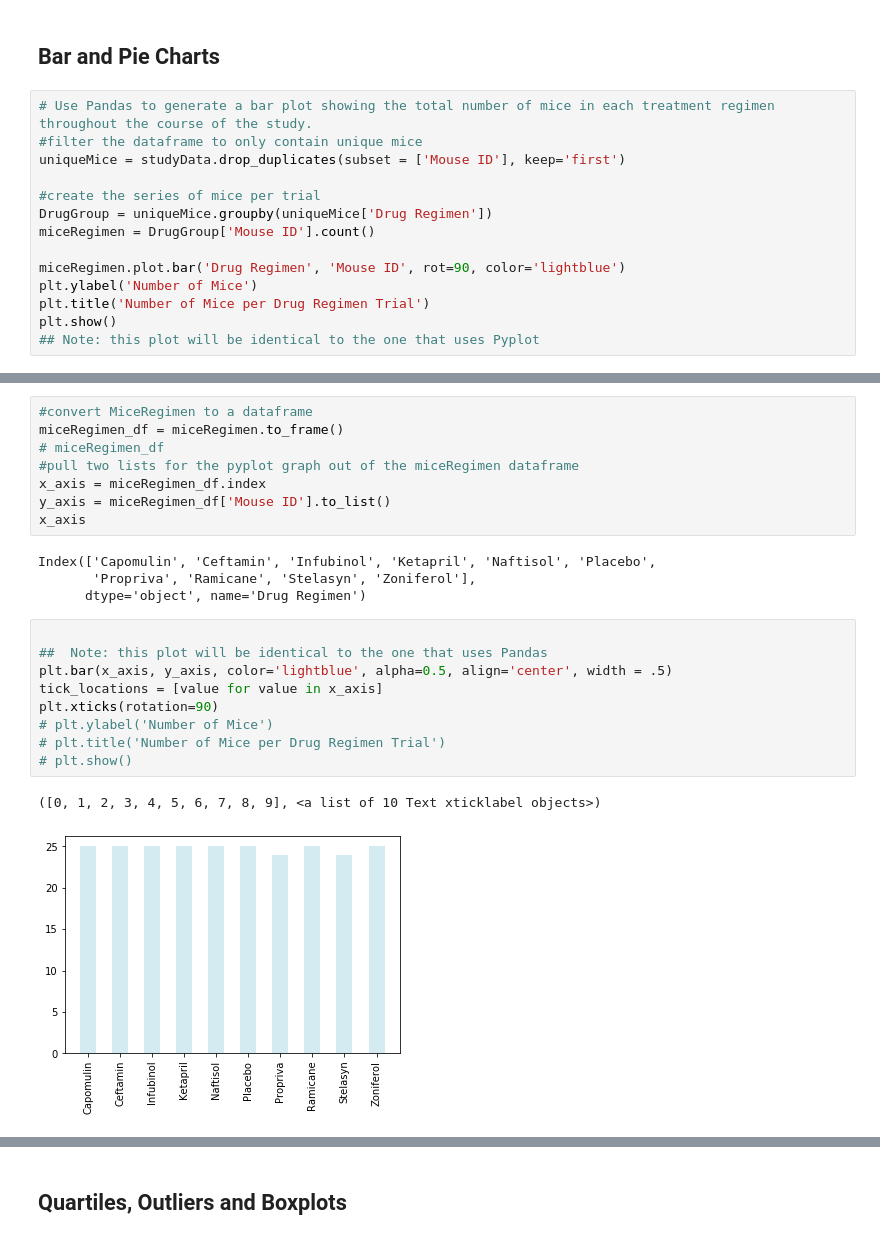
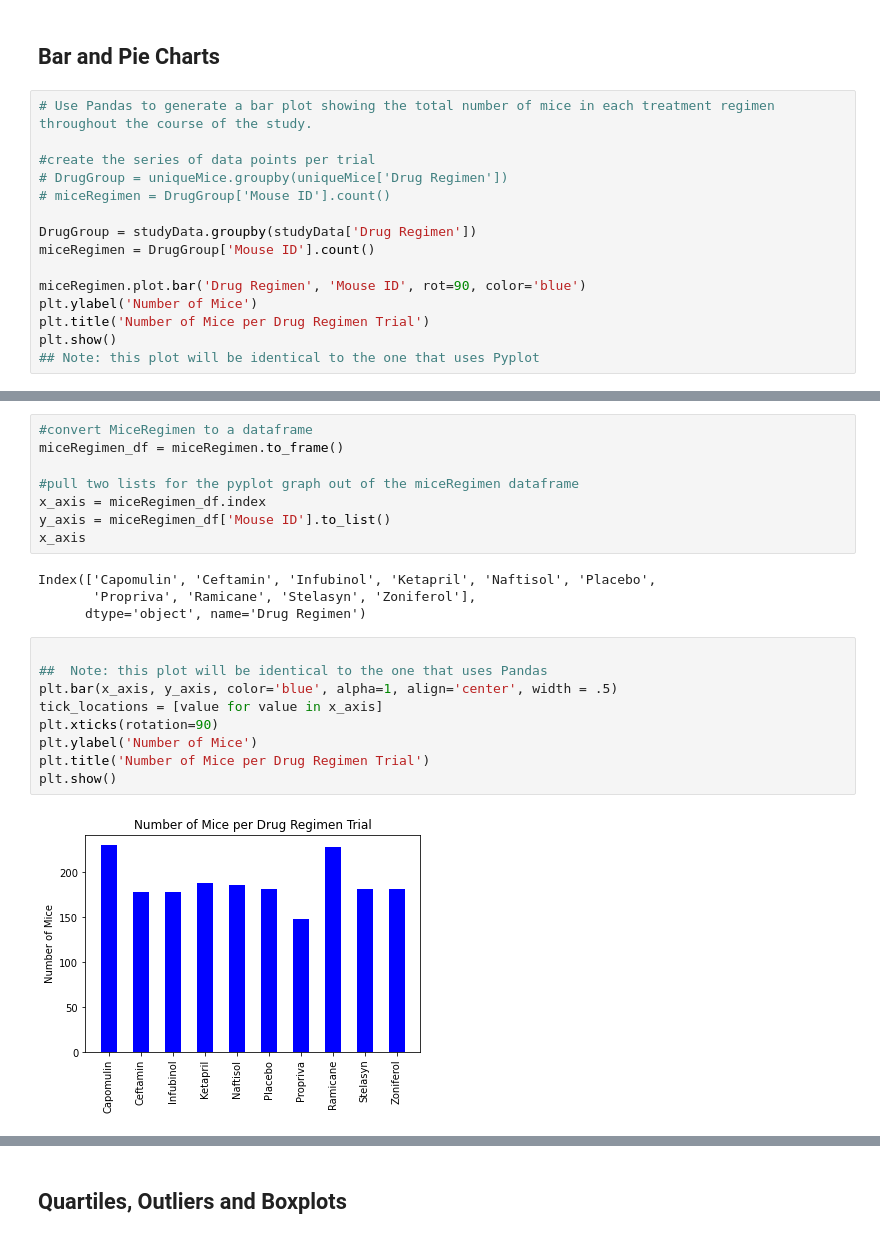
Before and after one commit to mpagerit/matplotlib_challenge, a Jupyter notebook: pymaceuticals_starter.ipynb, the cells around one changed output, grey strips where cells are left out. Cells and saved outputs as stored; diff of their text form.

```diff
--- a/pymaceuticals_starter.ipynb
+++ b/pymaceuticals_starter.ipynb
@@ -148,14 +139,15 @@ summary2
 ## Bar and Pie Charts
 # %%
 # Use Pandas to generate a bar plot showing the total number of mice in each treatment regimen throughout the course of the study.
-#filter the dataframe to only contain unique mice
-uniqueMice = studyData.drop_duplicates(subset = ['Mouse ID'], keep='first')
 
-#create the series of mice per trial
-DrugGroup = uniqueMice.groupby(uniqueMice['Drug Regimen'])
+#create the series of data points per trial
+# DrugGroup = uniqueMice.groupby(uniqueMice['Drug Regimen'])
+# miceRegimen = DrugGroup['Mouse ID'].count()
+
+DrugGroup = studyData.groupby(studyData['Drug Regimen'])
 miceRegimen = DrugGroup['Mouse ID'].count()
 
-miceRegimen.plot.bar('Drug Regimen', 'Mouse ID', rot=90, color='lightblue')
+miceRegimen.plot.bar('Drug Regimen', 'Mouse ID', rot=90, color='blue')
 plt.ylabel('Number of Mice')
 plt.title('Number of Mice per Drug Regimen Trial')
 plt.show()
@@ -165,7 +157,7 @@ plt.show()
 # %%
 #convert MiceRegimen to a dataframe
 miceRegimen_df = miceRegimen.to_frame()
-# miceRegimen_df
+
 #pull two lists for the pyplot graph out of the miceRegimen dataframe
 x_axis = miceRegimen_df.index
 y_axis = miceRegimen_df['Mouse ID'].to_list()
@@ -177,14 +169,13 @@ Index(['Capomulin', 'Ceftamin', 'Infubinol', 'Ketapril', 'Naftisol', 'Placebo',
 # %%
 
 ##  Note: this plot will be identical to the one that uses Pandas
-plt.bar(x_axis, y_axis, color='lightblue', alpha=0.5, align='center', width = .5)
+plt.bar(x_axis, y_axis, color='blue', alpha=1, align='center', width = .5)
 tick_locations = [value for value in x_axis]
 plt.xticks(rotation=90)
-# plt.ylabel('Number of Mice')
-# plt.title('Number of Mice per Drug Regimen Trial')
-# plt.show()
+plt.ylabel('Number of Mice')
+plt.title('Number of Mice per Drug Regimen Trial')
+plt.show()
 # %% [output]
-([0, 1, 2, 3, 4, 5, 6, 7, 8, 9], <a list of 10 Text xticklabel objects>)
-[figure, old version]
+[figure, new version]
 # %%
 # Use Pandas to generate a pie plot showing the distribution of female versus male mice
```
Also changed, not shown: parts of 14 cells of this notebook.
